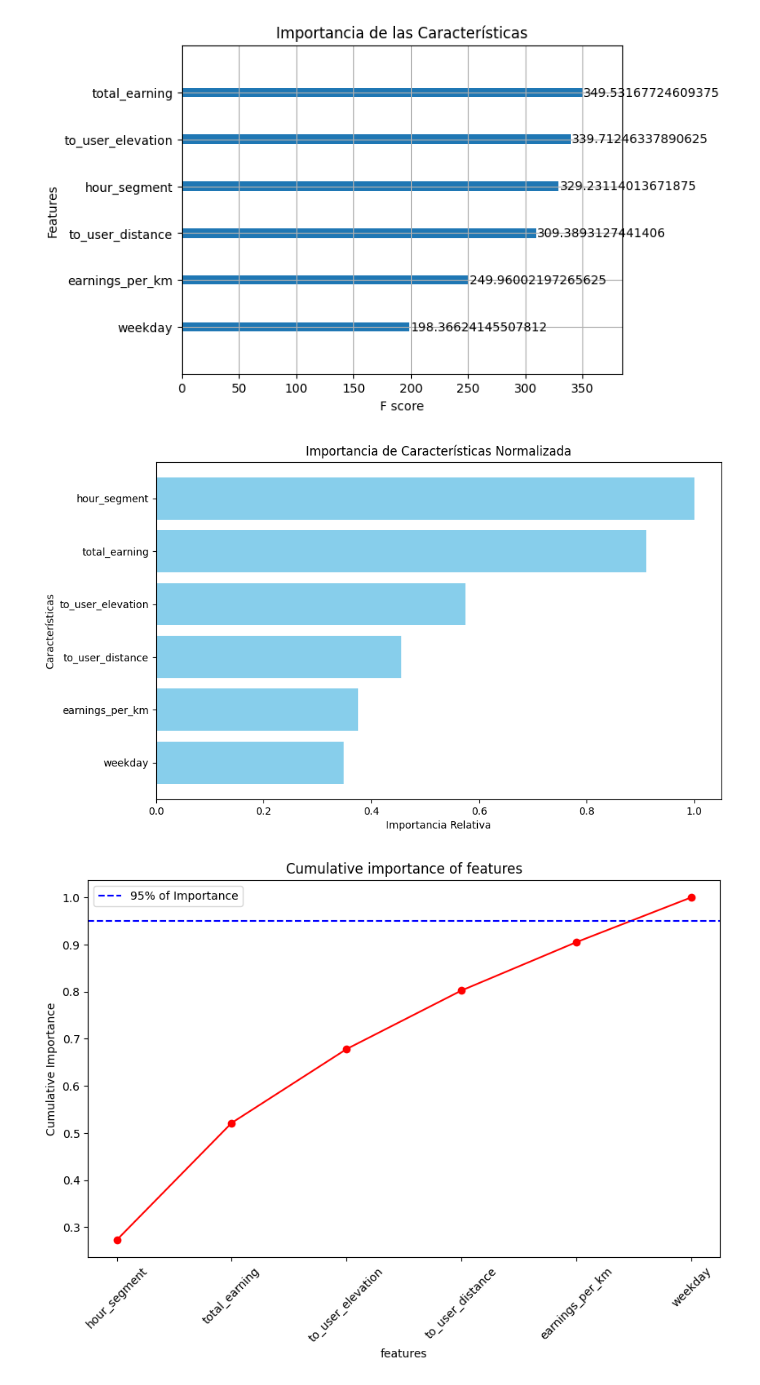
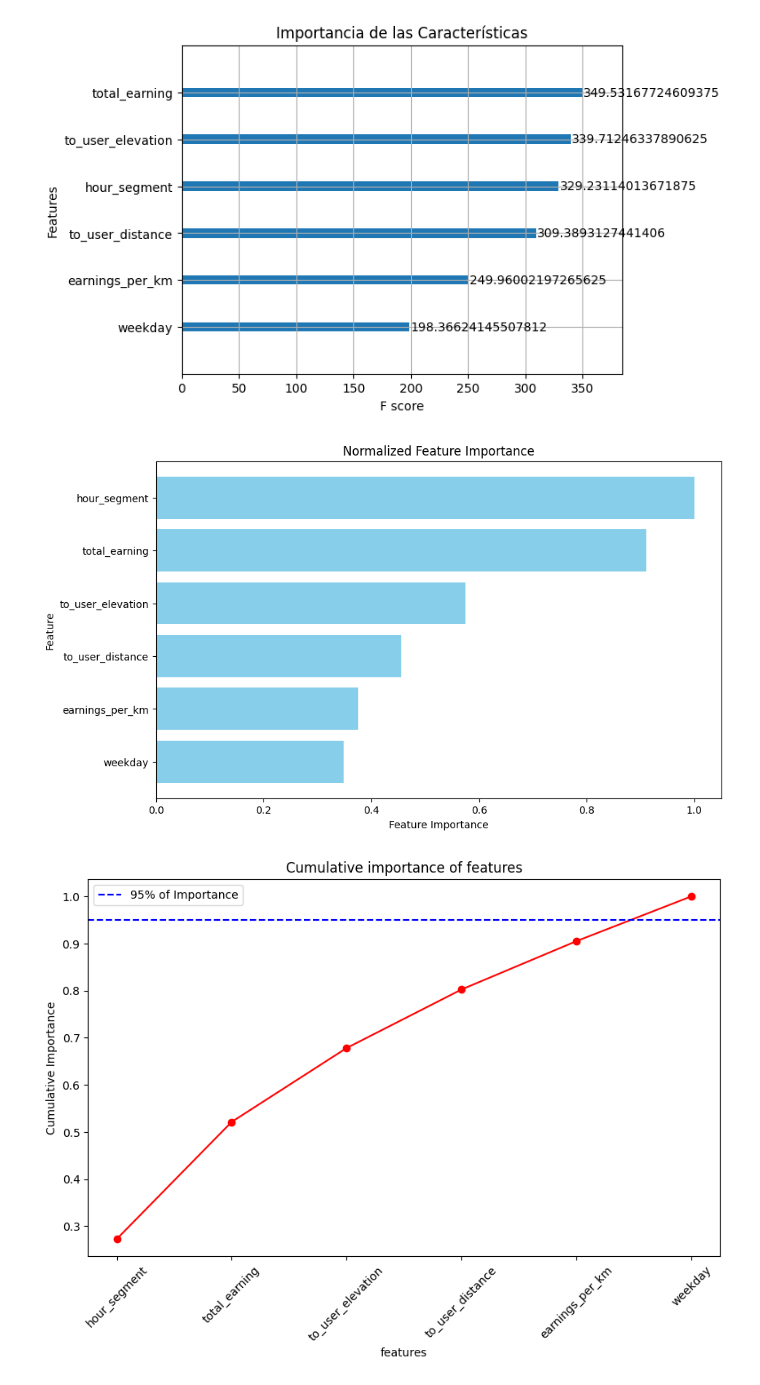
Before and after one commit to AndresDardex/rappi-project, a Jupyter notebook: Data Understanding And Cleaning.ipynb, the cells around one changed output. Cells and saved outputs as stored; diff of their text form; code cells hidden in the pictures.

```diff
--- a/Data Understanding And Cleaning.ipynb
+++ b/Data Understanding And Cleaning.ipynb
@@ -1141,21 +1141,21 @@ plt.show()
 # %%
 importance_dict = model.get_booster().get_score(importance_type='gain')
 importance_df = pd.DataFrame(list(importance_dict.items()), columns=['Feature', 'Importance'])
 
 max_importance = importance_df['Importance'].max()
 importance_df['Relative Importance'] = importance_df['Importance'] / max_importance
 
 importance_df = importance_df.sort_values(by='Relative Importance', ascending=False)
 
 plt.figure(figsize=(10, 6))
 plt.barh(importance_df['Feature'], importance_df['Relative Importance'], color='skyblue')
-plt.xlabel('Importancia Relativa')
-plt.ylabel('Características')
-plt.title('Importancia de Características Normalizada')
+plt.xlabel('Feature Importance')
+plt.ylabel('Feature')
+plt.title('Normalized Feature Importance')
 plt.gca().invert_yaxis()
 plt.show()
 # %% [output]
-[figure, old version]
+[figure, new version]
 # %%
 importance_df['Relative Importance'] = importance_df['Importance'] / importance_df['Importance'].sum()
 
```
Also changed, not shown: parts of 19 cells of this notebook, 7 other files.
